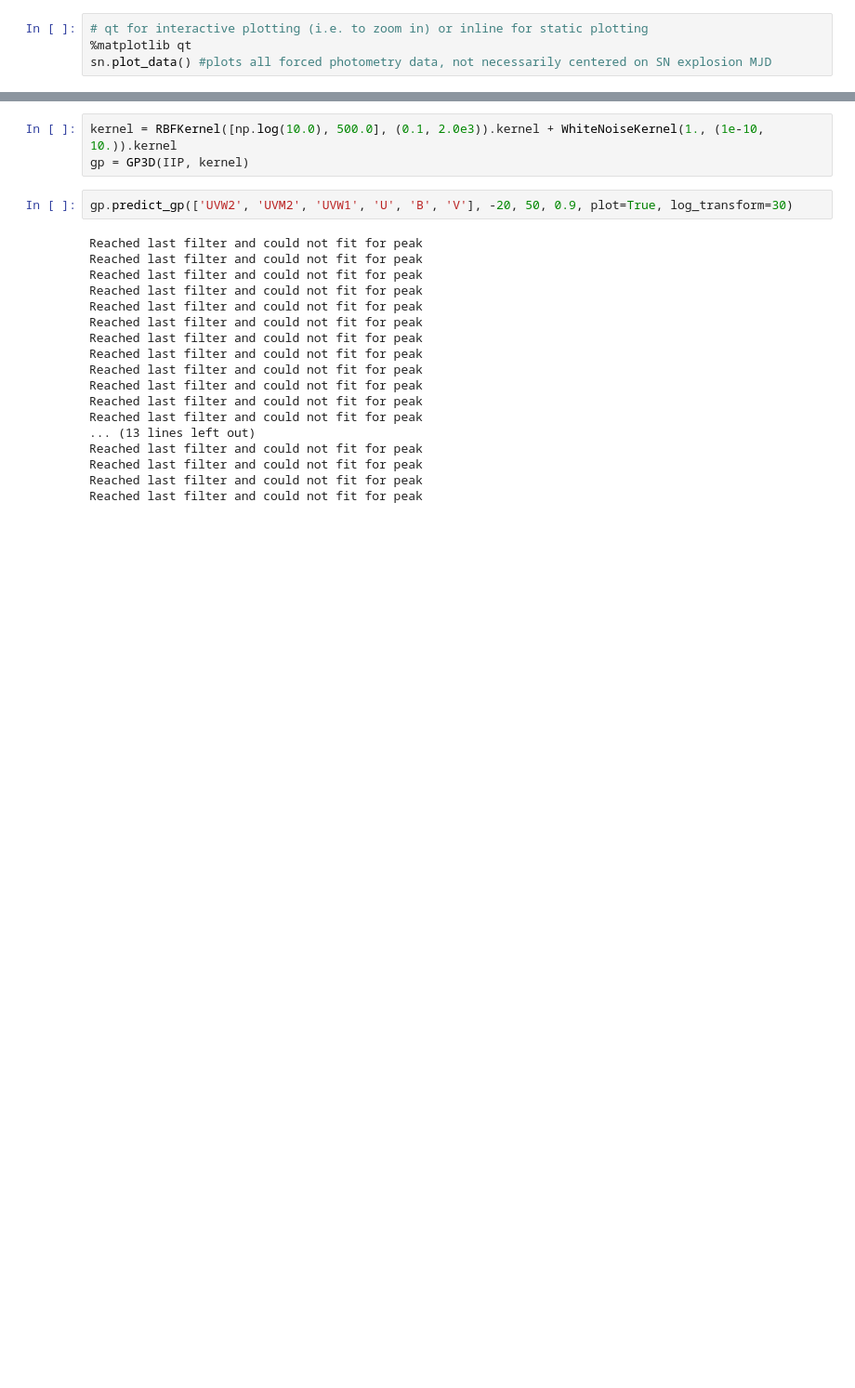
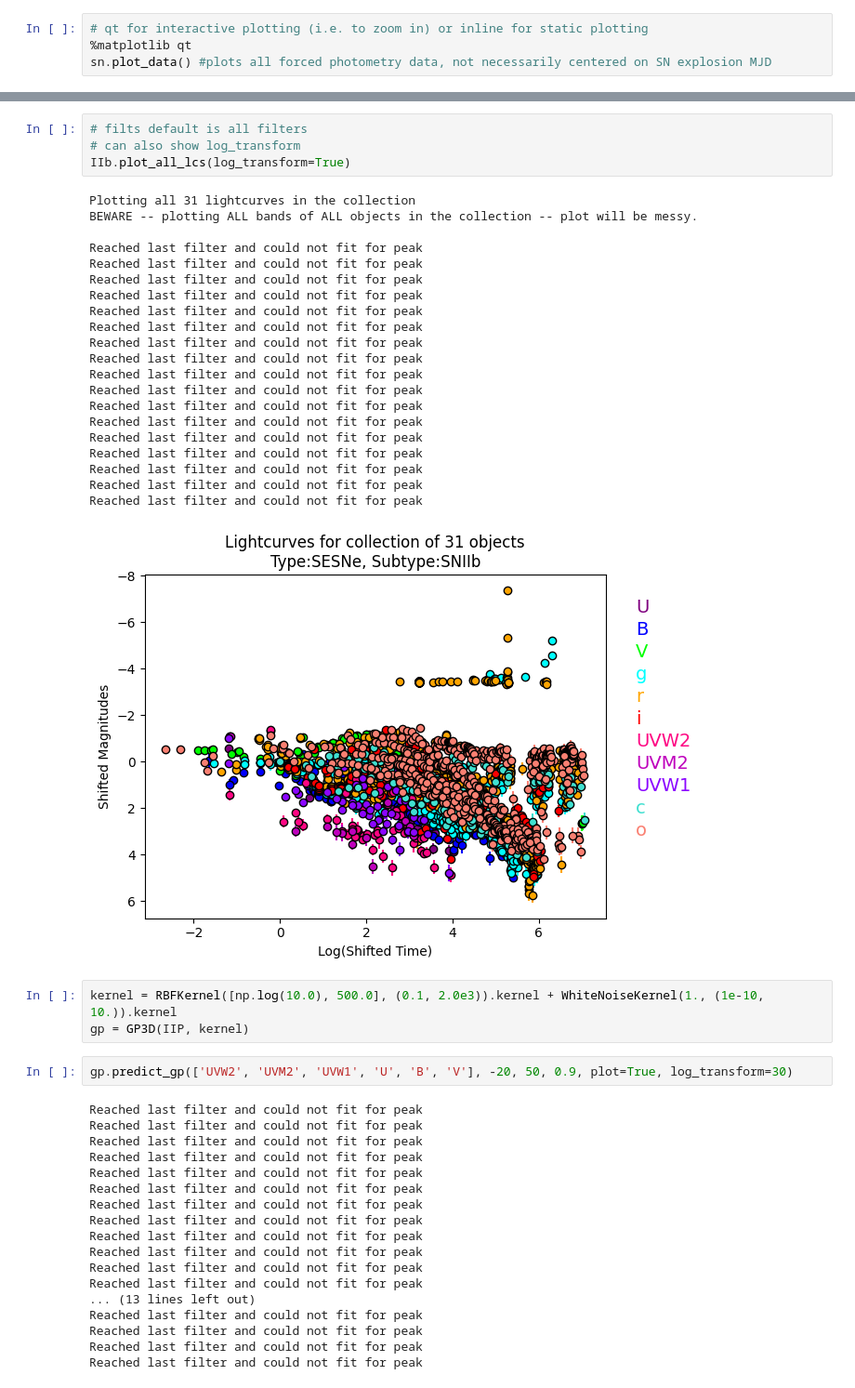
Before and after one commit to crpellegrino/nasa-adap, a Jupyter notebook: fitting/demo.ipynb, the cells around one changed output, grey strips where cells are left out. Shown: that part at 93% size. Drawn from its saved outputs; the diff is of its cells as text; blank space fills up the shorter version.

```diff
--- a/fitting/demo.ipynb
+++ b/fitting/demo.ipynb
@@ -130,3 +155,29 @@ IIb.plot_all_lcs(filt='g')
+# %%
+# filts default is all filters
+# can also show log_transform
+IIb.plot_all_lcs(log_transform=True)
+# %% [output]
+Plotting all 31 lightcurves in the collection
+BEWARE -- plotting ALL bands of ALL objects in the collection -- plot will be messy.
+
+Reached last filter and could not fit for peak
+Reached last filter and could not fit for peak
+Reached last filter and could not fit for peak
+Reached last filter and could not fit for peak
+Reached last filter and could not fit for peak
+Reached last filter and could not fit for peak
+Reached last filter and could not fit for peak
+Reached last filter and could not fit for peak
+Reached last filter and could not fit for peak
+Reached last filter and could not fit for peak
+Reached last filter and could not fit for peak
+Reached last filter and could not fit for peak
+Reached last filter and could not fit for peak
+Reached last filter and could not fit for peak
+Reached last filter and could not fit for peak
+Reached last filter and could not fit for peak
+Reached last filter and could not fit for peak
+[figure, added]
 # %%
 kernel = RBFKernel([np.log(10.0), 500.0], (0.1, 2.0e3)).kernel + WhiteNoiseKernel(1., (1e-10, 10.)).kernel
 gp = GP3D(IIP, kernel)
```
Also changed, not shown: parts of 7 cells of this notebook, 1 other file.
